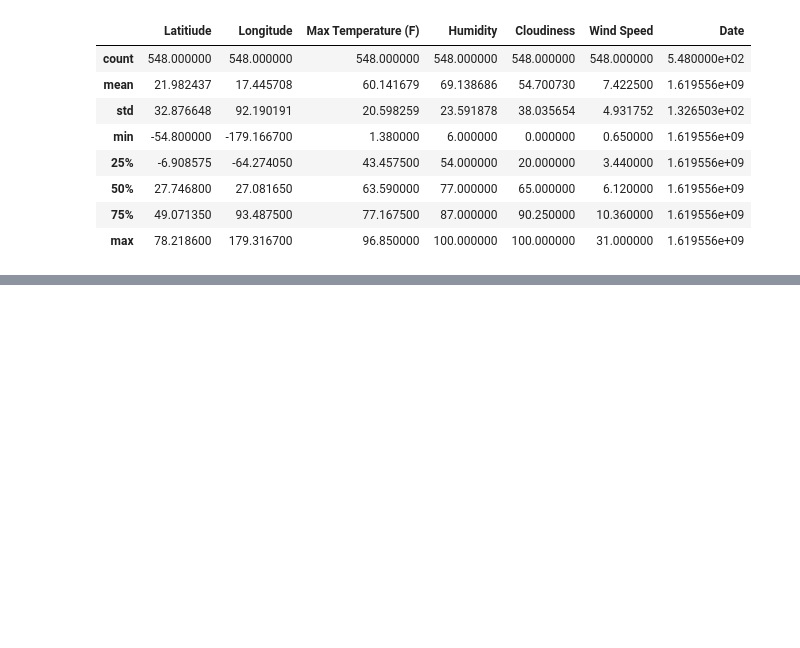
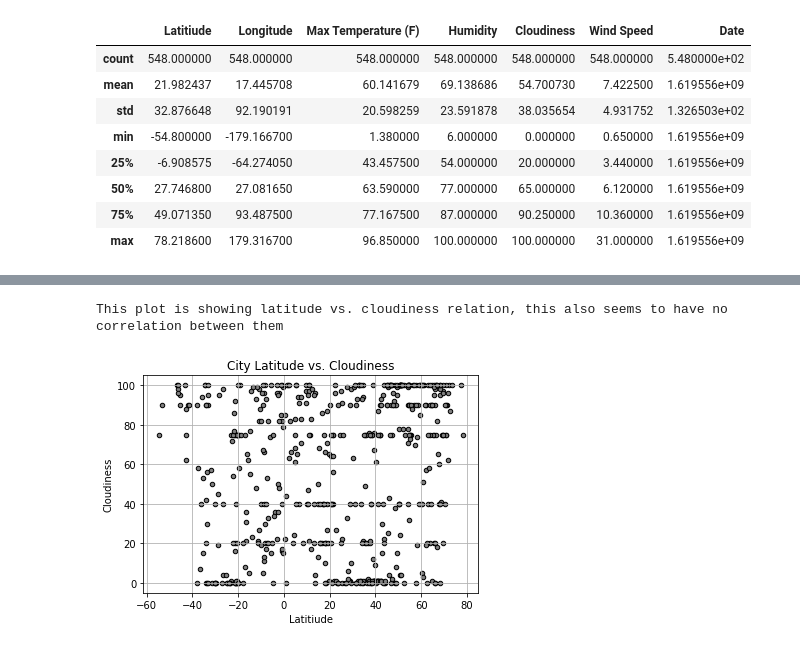
Before and after one commit to carlosmendozaj/Weather-Python-API, a Jupyter notebook: WeatherPy/WeatherPy.ipynb, the cells around one changed output, grey strips where cells are left out. Drawn from its saved outputs; the diff is of its cells as text; code cells hidden in the pictures; blank space fills up the shorter version.

```diff
--- a/WeatherPy/WeatherPy.ipynb
+++ b/WeatherPy/WeatherPy.ipynb
@@ -162,0 +186,10 @@ weather_df.describe()
+# %%
+#City Latitude vs. Cloudiness
+weather_df.plot(kind='scatter', x = 'Latitiude', y = 'Cloudiness',
+               color = 'grey', edgecolors = "black")
+plt.grid()
+plt.title("City Latitude vs. Cloudiness")
+print("This plot is showing latitude vs. cloudiness relation, this also seems to have no correlation between them")
+# %% [output]
+This plot is showing latitude vs. cloudiness relation, this also seems to have no correlation between them
+[figure, added]
```
Also changed, not shown: parts of 5 cells of this notebook.
